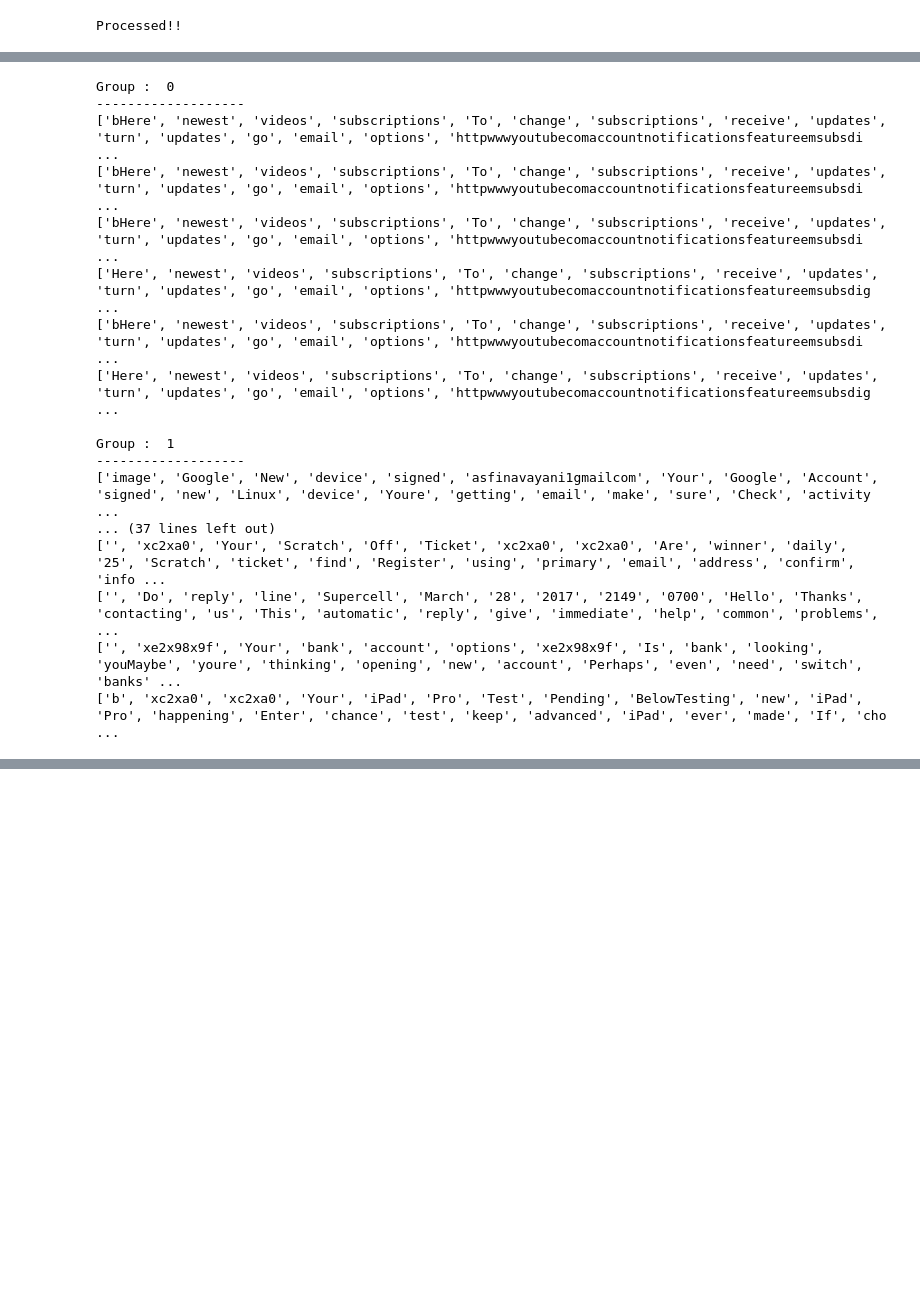
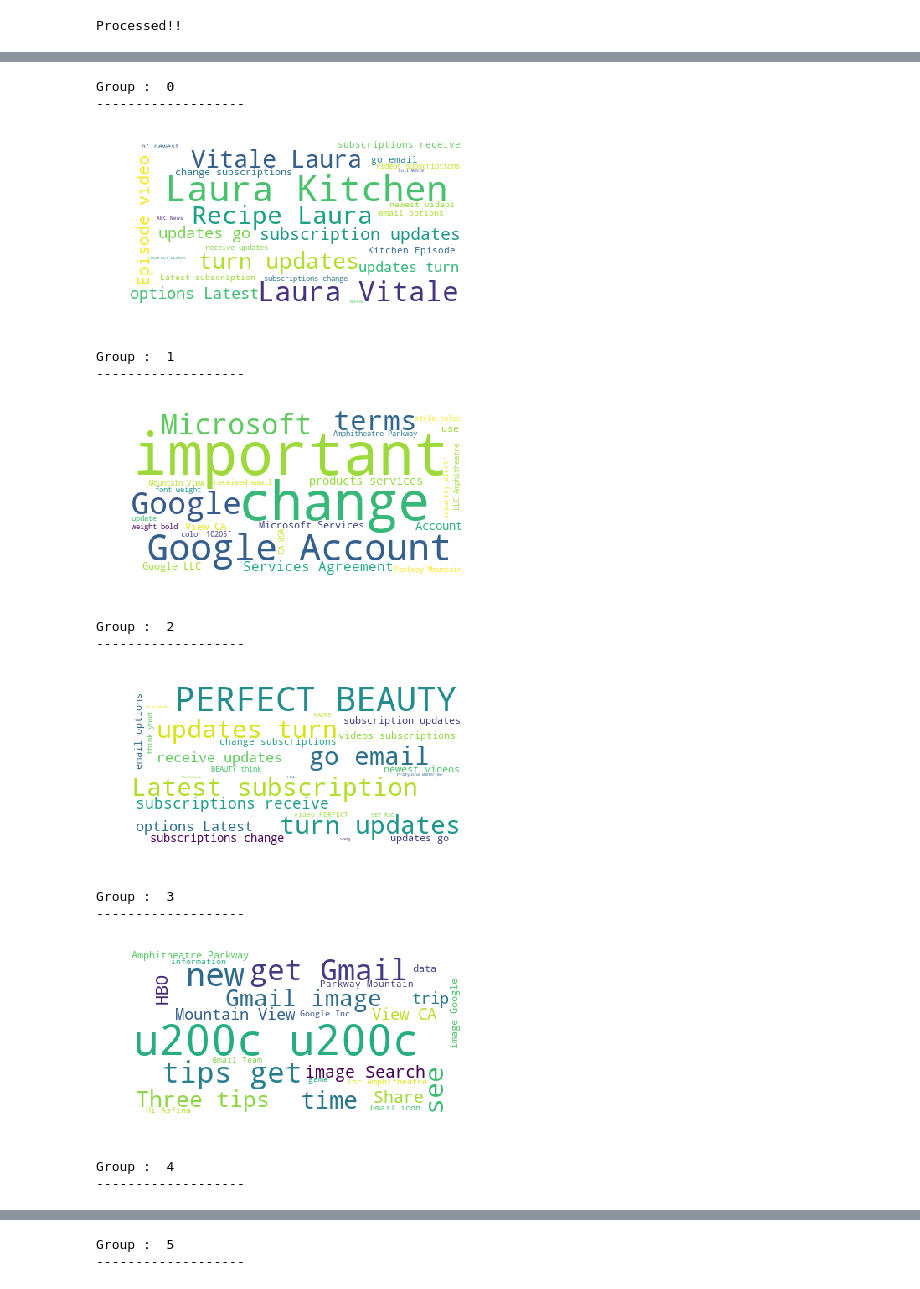
Before and after one commit to KMKnation/semantic_search_engine, a Jupyter notebook: KMeans.ipynb, the cells around one changed output, grey strips where cells are left out. Saved outputs shown, nothing was run; the diff lists cells and outputs as text; code cells hidden in the pictures; blank space fills up the shorter version.

```diff
--- a/KMeans.ipynb
+++ b/KMeans.ipynb
@@ -219,7 +231,9 @@ Sum of squared distances :  [173.4051553263052, 162.48233858450828, 153.80976976
 from sklearn.cluster import KMeans
 
 #Split data into 3 clusters
-kmeans = KMeans(n_clusters=6).fit(data_matrix)
+kmeans = KMeans(n_clusters=7).fit(data_matrix)
 
 #get Cluster labels.
 clusters=kmeans.labels_
+# %%
+df['cluster'] = clusters
@@ -226,31 +259,27 @@ clusters=kmeans.labels_
 # %%
-
 #Print cluster label and Courses under each cluster
 for group in set(clusters):
     print("\nGroup : ",group, "\n-------------------")
 
-    counter = 0
-    for i in range(len(data)):
-        if ( clusters[i] == group):
-            print(clean_text(data[i]))
-            counter = counter + 1
-        if counter > 5:
-            break
+    #Generate wordcloud data
+    wordcloud = WordCloud(stopwords=stopword, max_words=25, \
+                      background_color="white").generate(str(df[df['cluster'] == group]['content'].values))
+
+    plt.imshow(wordcloud)
+    plt.axis("off")
+    plt.show()
 # %% [output]
 Group :  0
 -------------------
-['bHere', 'newest', 'videos', 'subscriptions', 'To', 'change', 'subscriptions', 'receive', 'updates', 'turn', 'updates', 'go', 'email', 'options', 'httpwwwyoutubecomaccountnotificationsfeatureemsubsdi ...
-['bHere', 'newest', 'videos', 'subscriptions', 'To', 'change', 'subscriptions', 'receive', 'updates', 'turn', 'updates', 'go', 'email', 'options', 'httpwwwyoutubecomaccountnotificationsfeatureemsubsdi ...
-['bHere', 'newest', 'videos', 'subscriptions', 'To', 'change', 'subscriptions', 'receive', 'updates', 'turn', 'updates', 'go', 'email', 'options', 'httpwwwyoutubecomaccountnotificationsfeatureemsubsdi ...
-['Here', 'newest', 'videos', 'subscriptions', 'To', 'change', 'subscriptions', 'receive', 'updates', 'turn', 'updates', 'go', 'email', 'options', 'httpwwwyoutubecomaccountnotificationsfeatureemsubsdig ...
-['bHere', 'newest', 'videos', 'subscriptions', 'To', 'change', 'subscriptions', 'receive', 'updates', 'turn', 'updates', 'go', 'email', 'options', 'httpwwwyoutubecomaccountnotificationsfeatureemsubsdi ...
-['Here', 'newest', 'videos', 'subscriptions', 'To', 'change', 'subscriptions', 'receive', 'updates', 'turn', 'updates', 'go', 'email', 'options', 'httpwwwyoutubecomaccountnotificationsfeatureemsubsdig ...
-
-Group :  1
--------------------
-['image', 'Google', 'New', 'device', 'signed', 'asfinavayani1gmailcom', 'Your', 'Google', 'Account', 'signed', 'new', 'Linux', 'device', 'Youre', 'getting', 'email', 'make', 'sure', 'Check', 'activity ...
-... (37 lines left out)
-['', 'xc2xa0', 'Your', 'Scratch', 'Off', 'Ticket', 'xc2xa0', 'xc2xa0', 'Are', 'winner', 'daily', '25', 'Scratch', 'ticket', 'find', 'Register', 'using', 'primary', 'email', 'address', 'confirm', 'info ...
-['', 'Do', 'reply', 'line', 'Supercell', 'March', '28', '2017', '2149', '0700', 'Hello', 'Thanks', 'contacting', 'us', 'This', 'automatic', 'reply', 'give', 'immediate', 'help', 'common', 'problems',  ...
-['', 'xe2x98x9f', 'Your', 'bank', 'account', 'options', 'xe2x98x9f', 'Is', 'bank', 'looking', 'youMaybe', 'youre', 'thinking', 'opening', 'new', 'account', 'Perhaps', 'even', 'need', 'switch', 'banks' ...
-['b', 'xc2xa0', 'xc2xa0', 'Your', 'iPad', 'Pro', 'Test', 'Pending', 'BelowTesting', 'new', 'iPad', 'Pro', 'happening', 'Enter', 'chance', 'test', 'keep', 'advanced', 'iPad', 'ever', 'made', 'If', 'cho ...
+[figure, added]
+Group :  1
+-------------------
+[figure, added]
+Group :  2
+-------------------
+[figure, added]
+Group :  3
+-------------------
+[figure, added]
+Group :  4
+-------------------
@@ -256,0 +287,2 @@ Group :  1
+Group :  5
+-------------------
```
Also changed, not shown: parts of 34 cells of this notebook, 2 other files.
